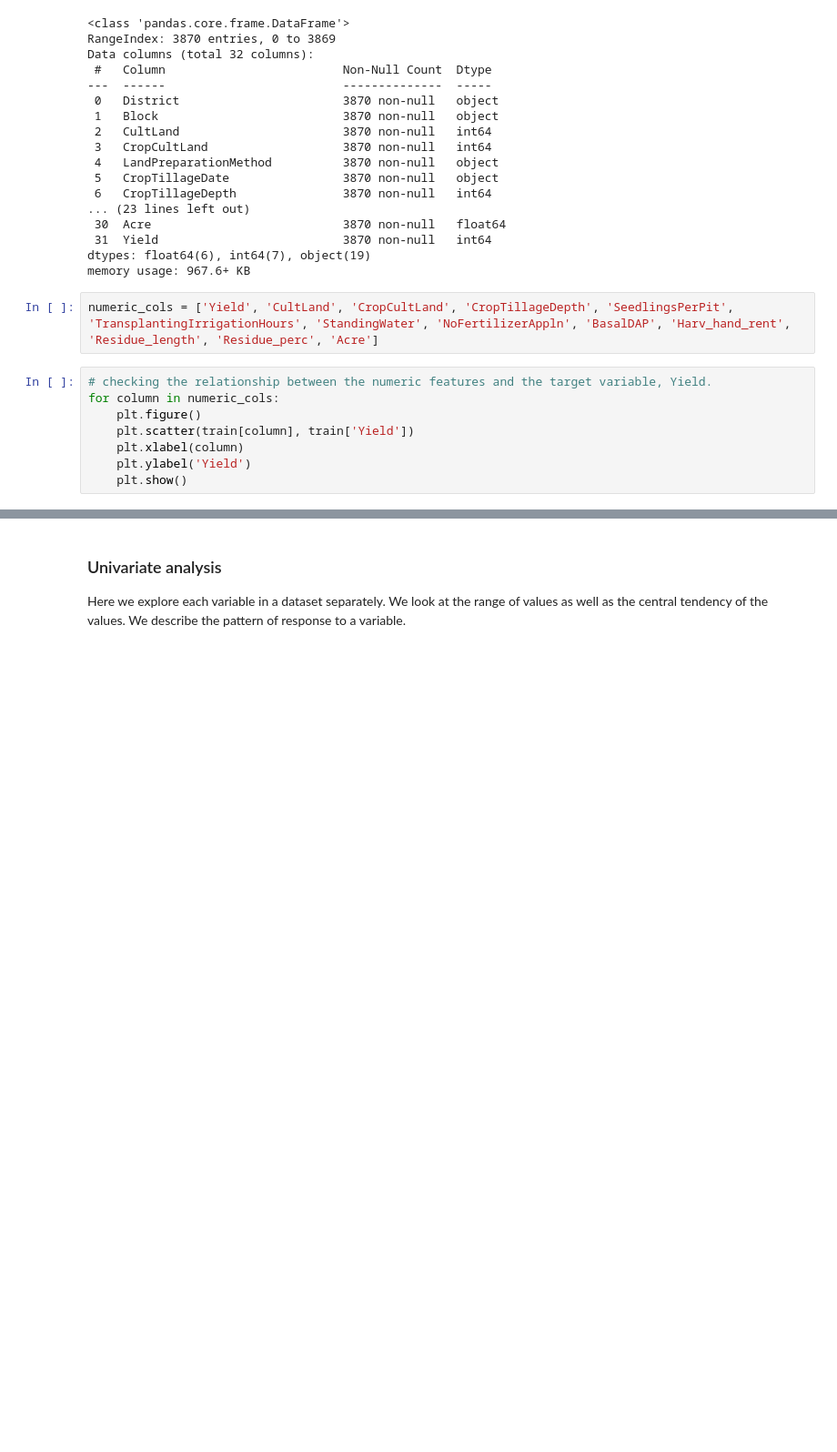
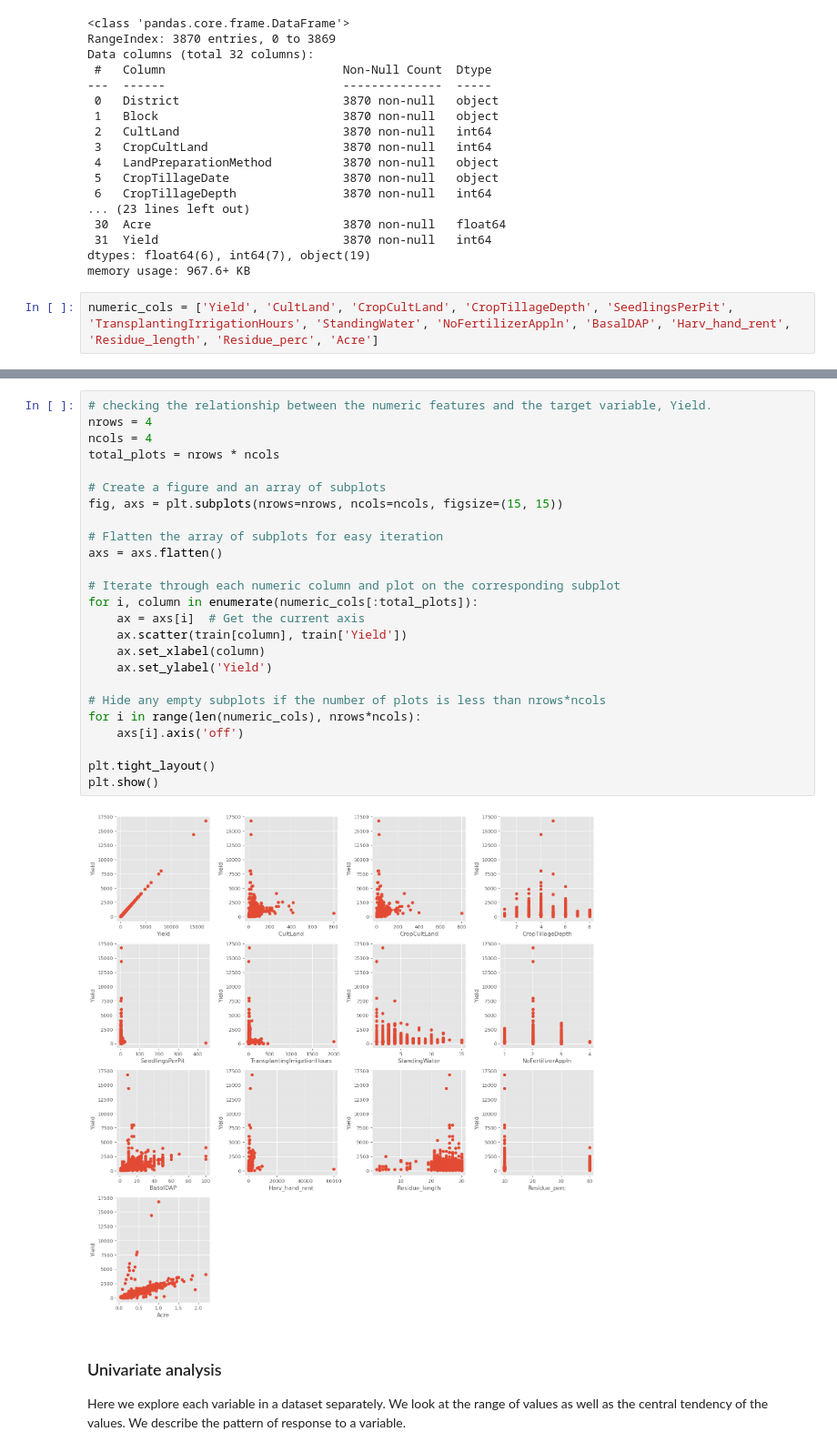
Before and after one commit to JOHNMARK-cmd/phase5project, a Jupyter notebook: GROUP-SIX.ipynb, the cells around one changed output, grey strips where cells are left out. Shown at 91% size. Drawn from its saved outputs; the diff is of its cells as text; blank space fills up the shorter version.

Commit message:
Updated plots

```diff
--- a/GROUP-SIX.ipynb
+++ b/GROUP-SIX.ipynb
@@ -483,11 +483,3 @@ dtypes: float64(6), int64(7), object(19)
 memory usage: 967.6+ KB
 # %%
 numeric_cols = ['Yield', 'CultLand', 'CropCultLand', 'CropTillageDepth', 'SeedlingsPerPit', 'TransplantingIrrigationHours', 'StandingWater', 'NoFertilizerAppln', 'BasalDAP', 'Harv_hand_rent', 'Residue_length', 'Residue_perc', 'Acre']
-# %%
-# checking the relationship between the numeric features and the target variable, Yield.
-for column in numeric_cols:
-    plt.figure()
-    plt.scatter(train[column], train['Yield'])
-    plt.xlabel(column)
-    plt.ylabel('Yield')
-    plt.show()
@@ -508,3 +486,30 @@ for column in numeric_cols:
+# %%
+# checking the relationship between the numeric features and the target variable, Yield.
+nrows = 4
+ncols = 4
+total_plots = nrows * ncols
+
+# Create a figure and an array of subplots
+fig, axs = plt.subplots(nrows=nrows, ncols=ncols, figsize=(15, 15))
+
+# Flatten the array of subplots for easy iteration
+axs = axs.flatten()
+
+# Iterate through each numeric column and plot on the corresponding subplot
+for i, column in enumerate(numeric_cols[:total_plots]):
+    ax = axs[i]  # Get the current axis
+    ax.scatter(train[column], train['Yield'])
+    ax.set_xlabel(column)
+    ax.set_ylabel('Yield')
+
+# Hide any empty subplots if the number of plots is less than nrows*ncols
+for i in range(len(numeric_cols), nrows*ncols):
+    axs[i].axis('off')
+
+plt.tight_layout()
+plt.show()
+# %% [output]
+[figure, added]
 # %% [markdown]
 ### Univariate analysis
 Here we explore each variable in a dataset separately. We look at the range of values as well as the central tendency of the values. We describe the pattern of response to a variable.
```
Also changed, not shown: parts of 4 cells of this notebook.
